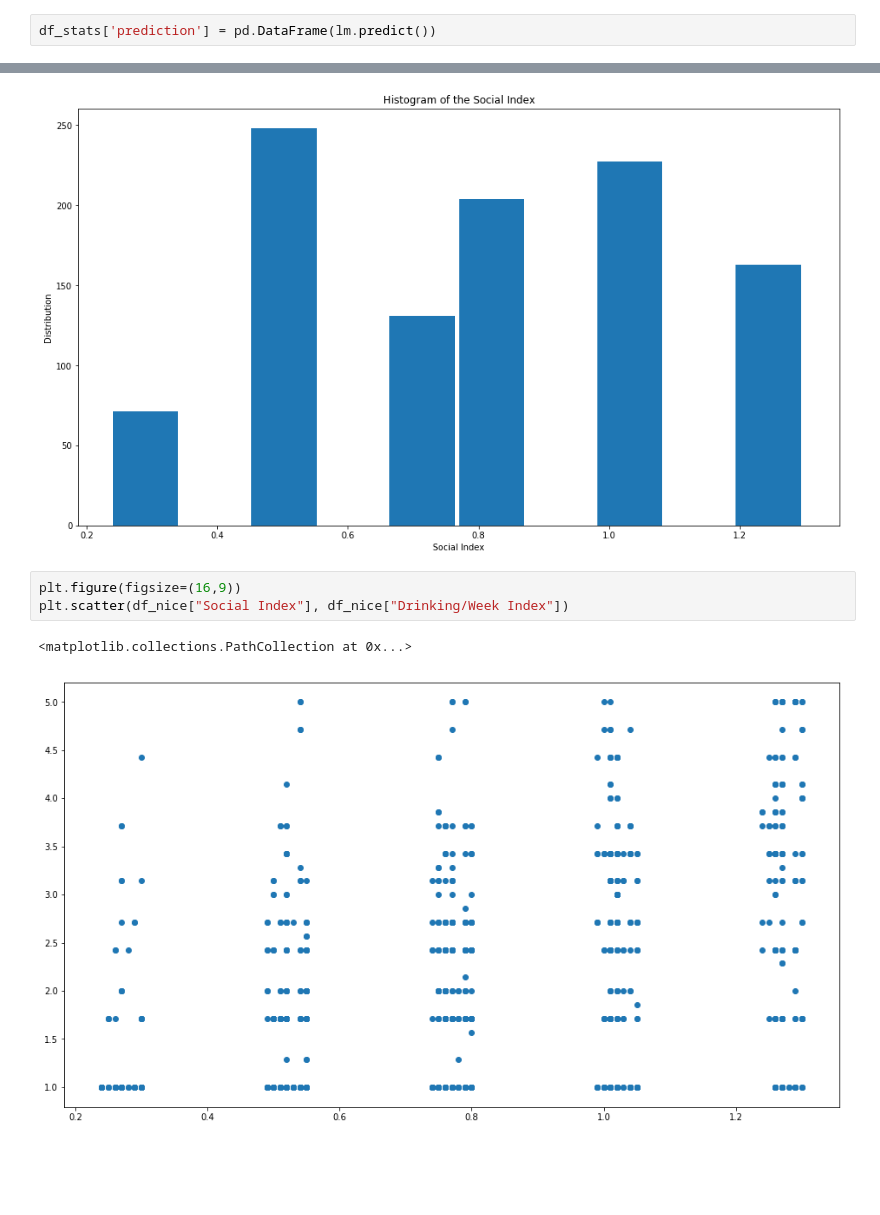
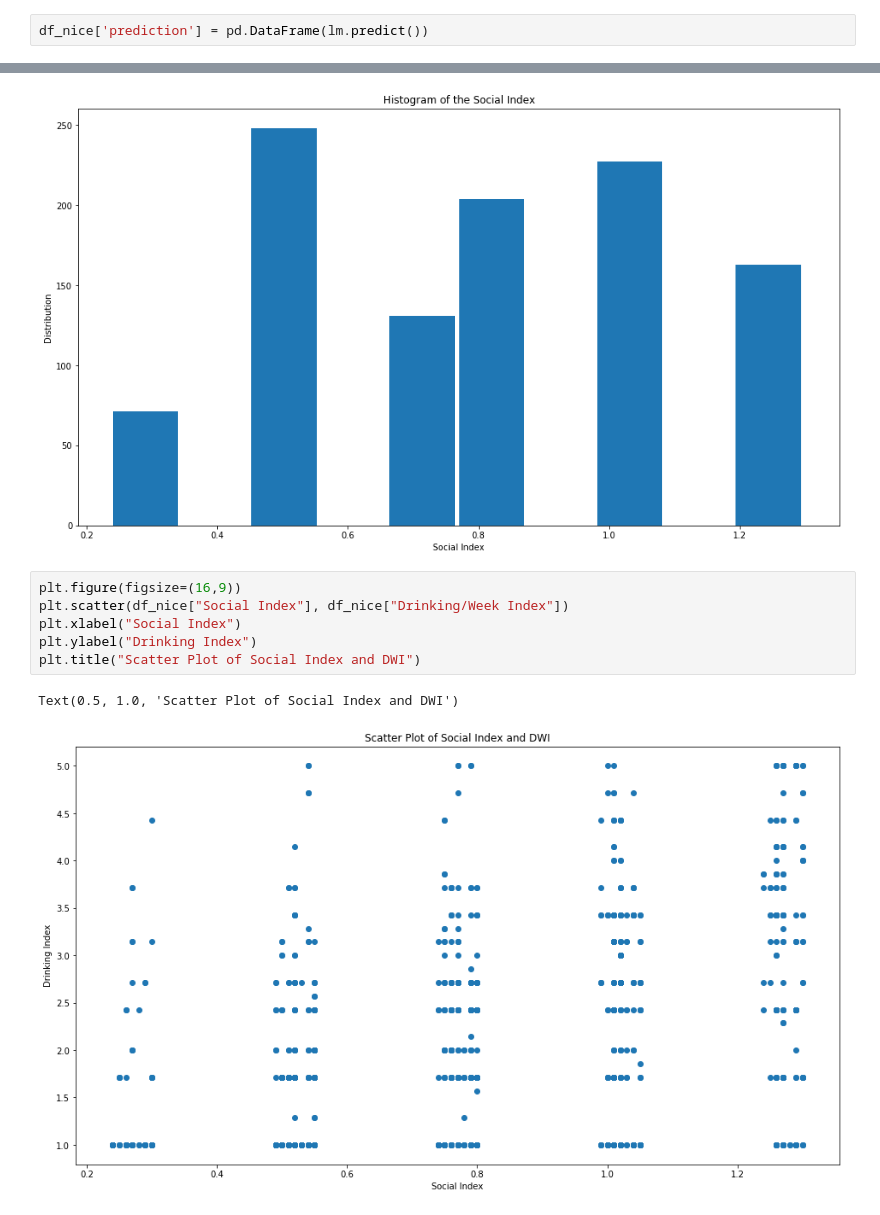
Before and after one commit to chengyi9/370-final, a Jupyter notebook: Rough Work.ipynb, the cells around one changed output, grey strips where cells are left out. Saved outputs shown, nothing was run; the diff lists cells and outputs as text; blank space fills up the shorter version.

```diff
--- a/Rough Work.ipynb
+++ b/Rough Work.ipynb
@@ -128,4 +128,4 @@ df_stats.corr().abs()
 | index | 0.101864 | 0.110463 | 0.100047 | 0.063925 | 0.058847 | 0.127127 | 0.076624 | 0.112835 | 0.053963 | 1.000000 | ... |
 | drinking | 0.154532 | 0.138028 | 0.127247 | 0.148002 | 0.002729 | 0.113593 | 0.117166 | 0.045739 | 0.002977 | 0.393339 | ... |
 # %%
-df_stats['prediction'] = pd.DataFrame(lm.predict())
+df_nice['prediction'] = pd.DataFrame(lm.predict())
@@ -149,6 +141,9 @@ Text(0.5, 1.0, 'Histogram of the Social Index')
 # %%
 plt.figure(figsize=(16,9))
 plt.scatter(df_nice["Social Index"], df_nice["Drinking/Week Index"])
+plt.xlabel("Social Index")
+plt.ylabel("Drinking Index")
+plt.title("Scatter Plot of Social Index and DWI")
 # %% [output]
-<matplotlib.collections.PathCollection at 0x...>
+Text(0.5, 1.0, 'Scatter Plot of Social Index and DWI')
-[figure, old version]
+[figure, new version]
```
Also changed, not shown: parts of 2 cells of this notebook.
